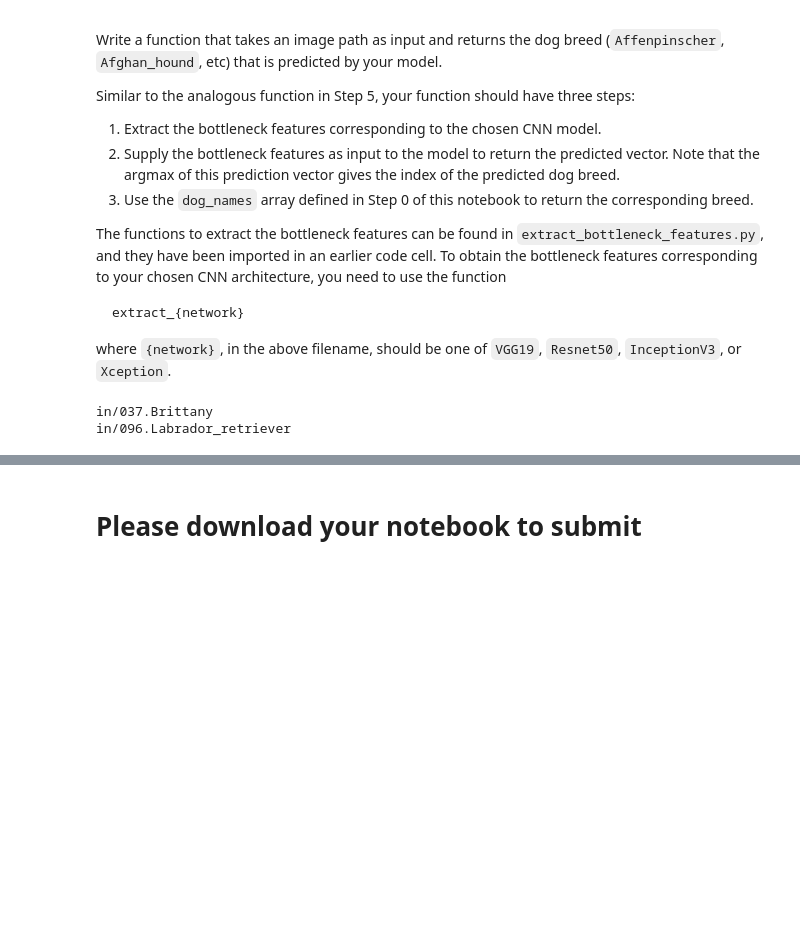
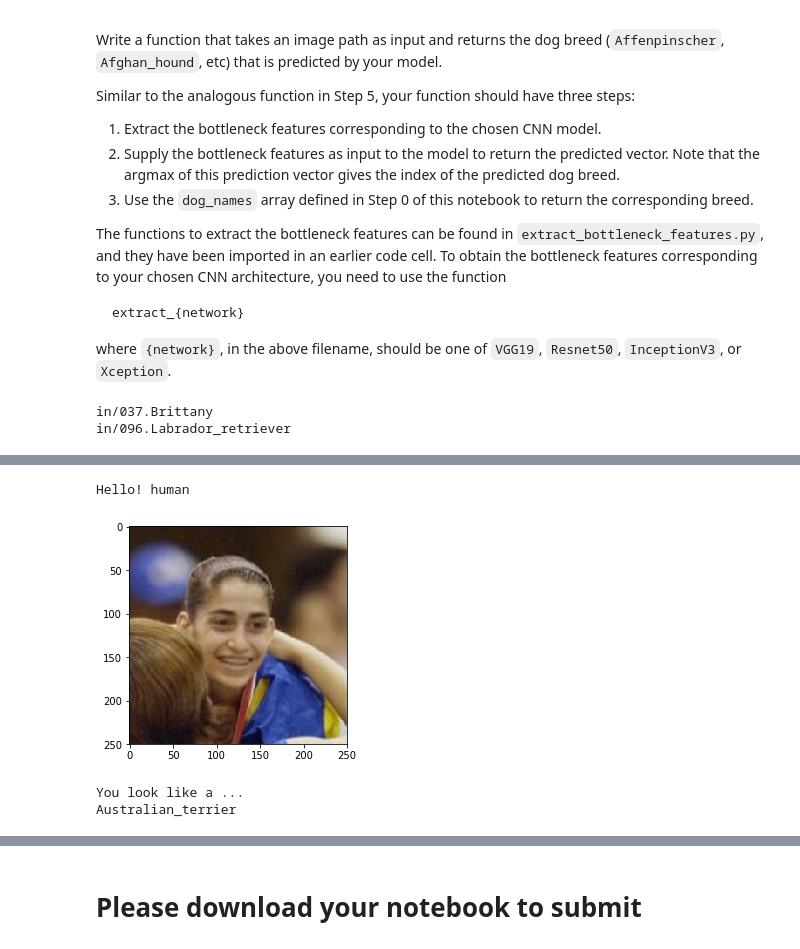
Before and after one commit to ezhilvendhan/dog-breed-classifier, a Jupyter notebook: dog_app.ipynb, the cells around one changed output, grey strips where cells are left out. Cells and saved outputs as stored; diff of their text form; code cells hidden in the pictures; blank space fills up the shorter version.

```diff
--- a/dog_app.ipynb
+++ b/dog_app.ipynb
@@ -916,3 +916,26 @@ Some sample output for our algorithm is provided below, but feel free to design
+# %%
+def detect_me(img_path):
+    kind = 'there'
+    if dog_detector(img_path):
+        kind = 'dog'
+        msg = "You are a \n" + \
+            inception_predict_dog_breed(img_path).split(".")[1]
+    elif face_detector(img_path):
+        kind = 'human'
+        msg = "You look like a ... \n" + \
+            inception_predict_dog_breed(img_path).split(".")[1]
+    else:
+        msg = 'No donuts for you! You should be a human/dog to get one.'
+    print_result(img_path, kind, msg)
+
+
+def print_result(img_path, kind, msg):
+    print("Hello! {}".format(kind))
+    img = cv2.imread(img_path)
+    cv_rgb = cv2.cvtColor(img, cv2.COLOR_BGR2RGB)
+    plt.imshow(cv_rgb)
+    plt.show()
+    print(msg)
 # %% [markdown]
 ---
 <a id='step7'></a>
@@ -933,0 +958,7 @@ __Answer:__
+# %%
+detect_me(human_files[1000])
+# %% [output]
+Hello! human
+[figure, added]
+You look like a ...
+Australian_terrier
```
Also changed, not shown: parts of 18 cells of this notebook, 1 other file.
